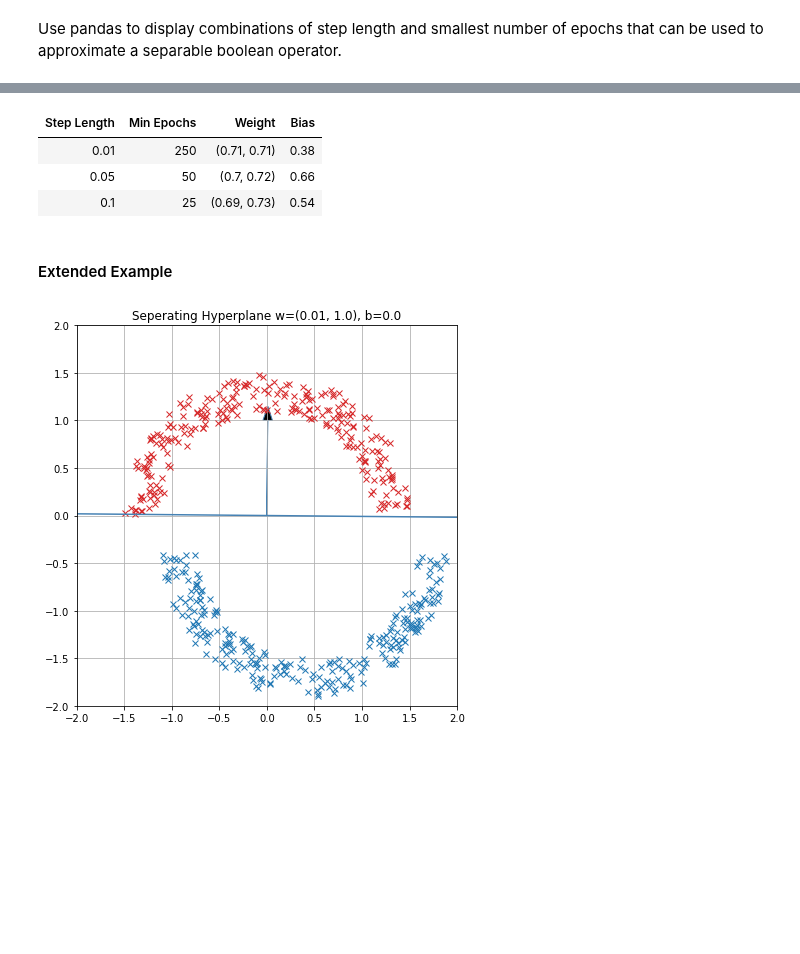
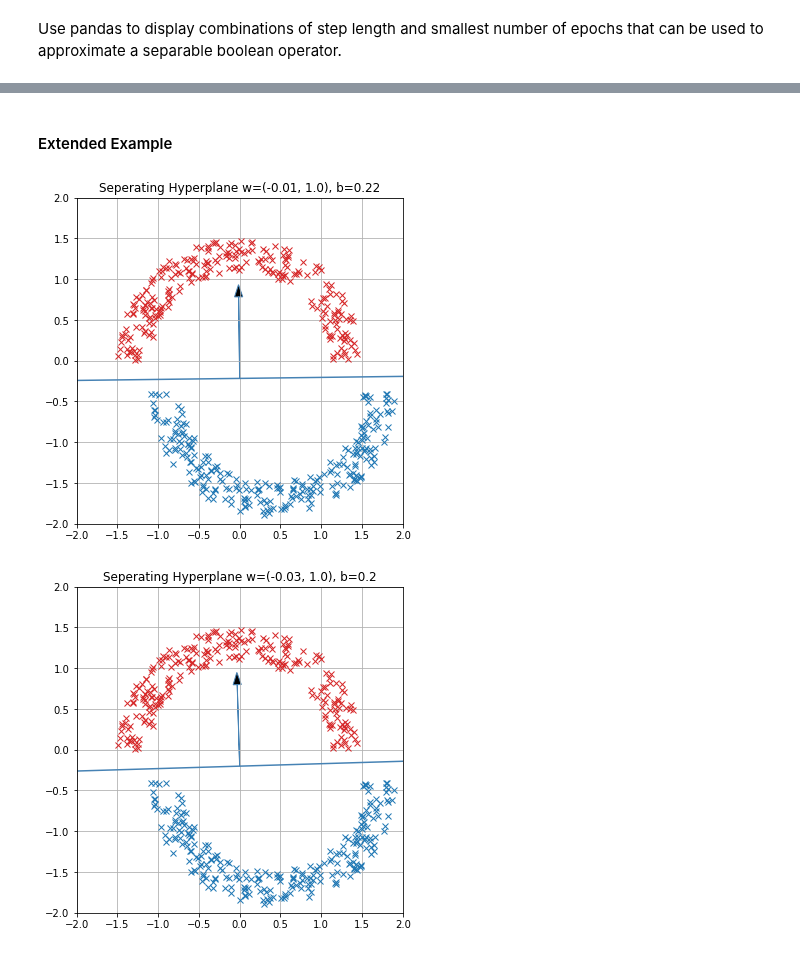
Before and after one commit to apefind/math, a Jupyter notebook: notebook/neural_network/delta_rule.ipynb, the cells around one changed output, grey strips where cells are left out. Cells and saved outputs as stored; diff of their text form; code cells hidden in the pictures; blank space fills up the shorter version.

```diff
--- a/notebook/neural_network/delta_rule.ipynb
+++ b/notebook/neural_network/delta_rule.ipynb
@@ -196,3 +195,0 @@ analyze_boolean_approx(NAND, a, da, fire, S, E, trials)
-# %%
-a, da, fire = lambda x: 0.5 * tanh(x) + 0.5, lambda x: 0.5 * dx_tanh(x), heaviside
-analyze_boolean_approx(NAND, a, da, fire, S, E, trials)
@@ -207,11 +196,3 @@ analyze_boolean_approx(NAND, a, da, fire, S, E, trials)
-# %%
-a, da, fire = relu, dx_relu, step
-analyze_boolean_approx(OR, a, da, fire, S, E, trials)
-# %% [output]
-| Step Length | Min Epochs | Weight | Bias |
-| 0.01 | 250 | (0.71, 0.71) | 0.38 |
-| 0.05 | 50 | (0.7, 0.72) | 0.66 |
-| 0.1 | 25 | (0.69, 0.73) | 0.54 |
 # %% [markdown]
 #### Extended Example
 # %%
@@ -231,17 +212,16 @@ def get_annulus_test_data(x=0.4, y=-0.4, r0=1.1, r1=1.5, n=125):
     return A0, A1, T
 
 
-def verify_annulus_classification(a, A0, A1, w, b, fire=heaviside):
-    assert all(fire(a(dotprod(w, x) + b)) == 1 for x in A0) and all(fire(a(dotprod(w, x) + b)) == 0 for x in A1)
+def verify_annulus_classification(a, A0, A1, w, b, classify=heaviside):
+    assert all(classify(dotprod(w, x) + b) == 1 for x in A0) and all(classify(dotprod(w, x) + b) == 0 for x in A1)
 # %%
 import matplotlib
 import matplotlib.pyplot as plot
 
 
-def plot_annulus_classification(A0, A1, w, b, t=2.0, size=(7, 7)):
-
+def plot_annulus_classification(A0, A1, w, b, t=2.0, size=(6, 6)):
     def ln(x):
-        return - x * w[0] / w [1] - b / w[1]
+        return -x * w[0] / w[1] - b / w[1]
 
     w, b = normed(w), b / norm(w)
     fig = plot.figure()
@@ -249,7 +229,6 @@ def plot_annulus_classification(A0, A1, w, b, t=2.0, size=(7, 7)):
     ax = plot.axes()
     ax.set_aspect('equal')
     plot.title(f"Seperating Hyperplane w={_rnd(w)}, b={_rnd(b)}")
-#     plot.title(f"Seperating Hyperplane w={w}, b={b}")
     plot.grid()
     plot.xlim(-t, t)
     plot.ylim(-t, t)
@@ -264,9 +243,18 @@ A0, A1, T = get_annulus_test_data(n=n)
 # %%
 from perceptron import perceptron
 
 w, b = perceptron(T, s=s, epochs=epochs)
 plot_annulus_classification(A0, A1, w, b)
-verify_annulus_classification(linear, A0, A1, w, b, fire=heaviside)
+verify_annulus_classification(linear, A0, A1, w, b, classify=heaviside)
 # %% [output]
-[figure, old version]
+[figure, new version]
+# %%
+s, epochs = 0.01, 250
+a, da, classify = sigmoid, dx_sigmoid, heaviside
+
+w, b = delta_rule(T, a=a, da=da, s=s, epochs=epochs)
+plot_annulus_classification(A0, A1, w, b)
+verify_annulus_classification(a, A0, A1, w, b, classify=heaviside)
+# %% [output]
+[figure, added]
 # %%
```
Also changed, not shown: parts of 19 cells of this notebook, 5 other files.
